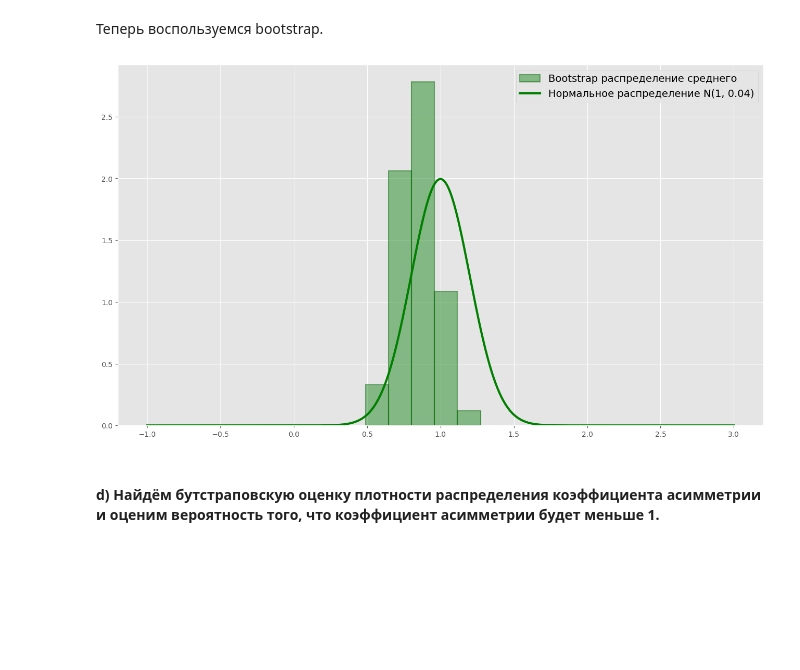
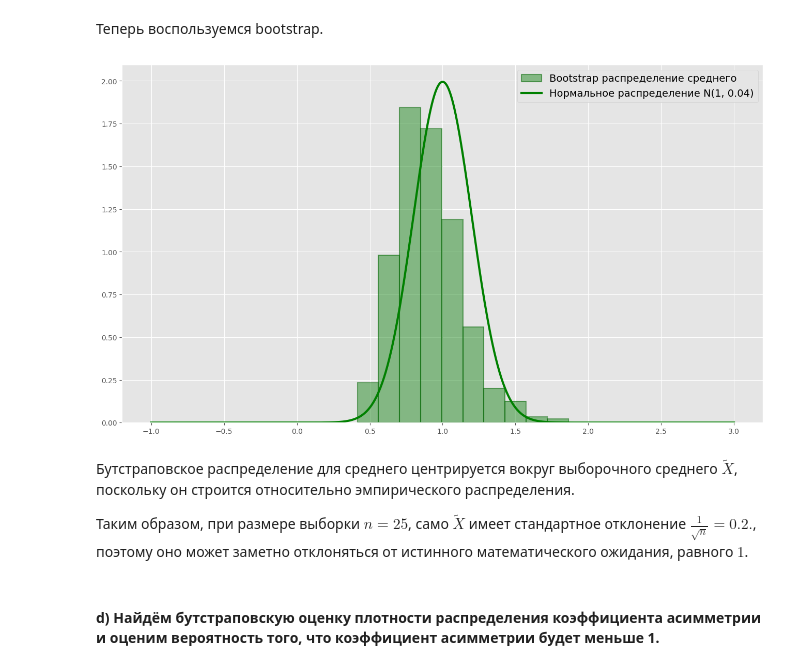
Before and after one commit to timursafiullin/mipt-statistics, a Jupyter notebook: homeworks/T2/solution.ipynb, the cells around one changed output. Cells and saved outputs as stored; diff of their text form; code cells hidden in the pictures; blank space fills up the shorter version.

```diff
--- a/homeworks/T2/solution.ipynb
+++ b/homeworks/T2/solution.ipynb
@@ -227,38 +213,44 @@ def bootstrap(array: np.ndarray, func: Callable, N: int = 1000):
 N = 1000
 
 a = 1
-D = 0.04
+D = 1/n
 
 bt = bootstrap(X, np.mean, N)
 
 fig, axs = plt.subplots(1, 1, figsize=(16,9))
+
+K = int(1 + np.log2(N))
 
 axs.hist(
     bt,
     bins=K,
     density=True,
     alpha=0.5,
     color='forestgreen',
     edgecolor='darkgreen',
     linewidth=1.5,
     label='Bootstrap распределение среднего'
 )
 
 x = np.linspace(a-2, a+2, 1000)
 norm_x = normal(x, a, D)
 
 axs.plot(
     x,
     norm_x,
     linewidth=3,
     color='green',
     label=f'Нормальное распределение N({a}, {D})'
 )
 
 axs.legend(fontsize=14)
 plt.show()
 # %% [output]
-[figure, old version]
+[figure, new version]
+# %% [markdown]
+Бутстраповское распределение для среднего центрируется вокруг выборочного среднего $\tilde{X}$, поскольку он строится относительно эмпирического распределения.
+
+Таким образом, при размере выборки $ n = 25 $, само $\tilde{X}$ имеет стандартное отклонение $ \frac{1}{\sqrt{n}} = 0.2. $, поэтому оно может заметно отклоняться от истинного математического ожидания, равного $ 1 $.
 # %% [markdown]
 #### d) Найдём бутстраповскую оценку плотности распределения коэффициента асимметрии и оценим вероятность того, что коэффициент асимметрии будет меньше 1.
 # %%
```
Also changed, not shown: parts of 14 cells of this notebook.
